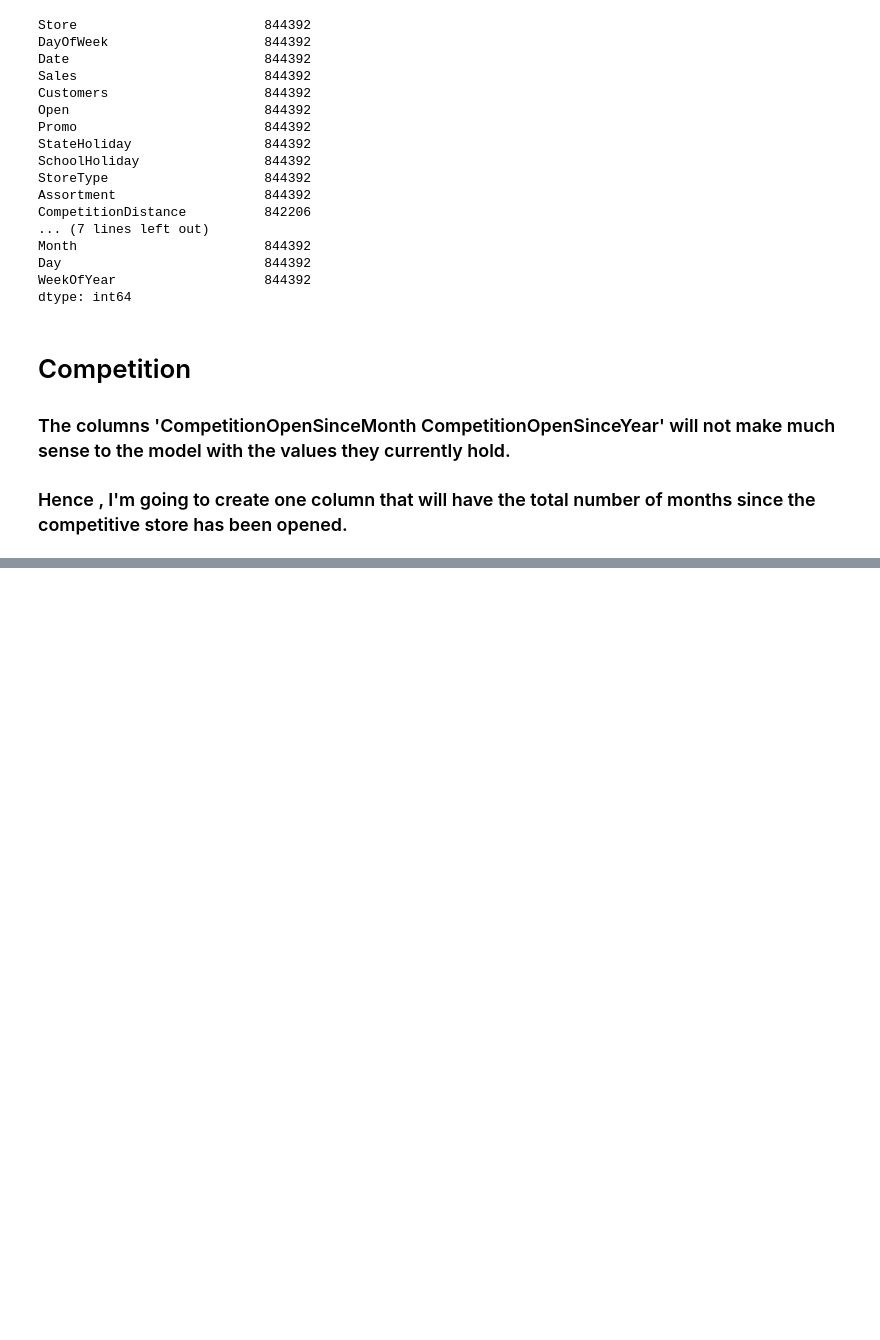
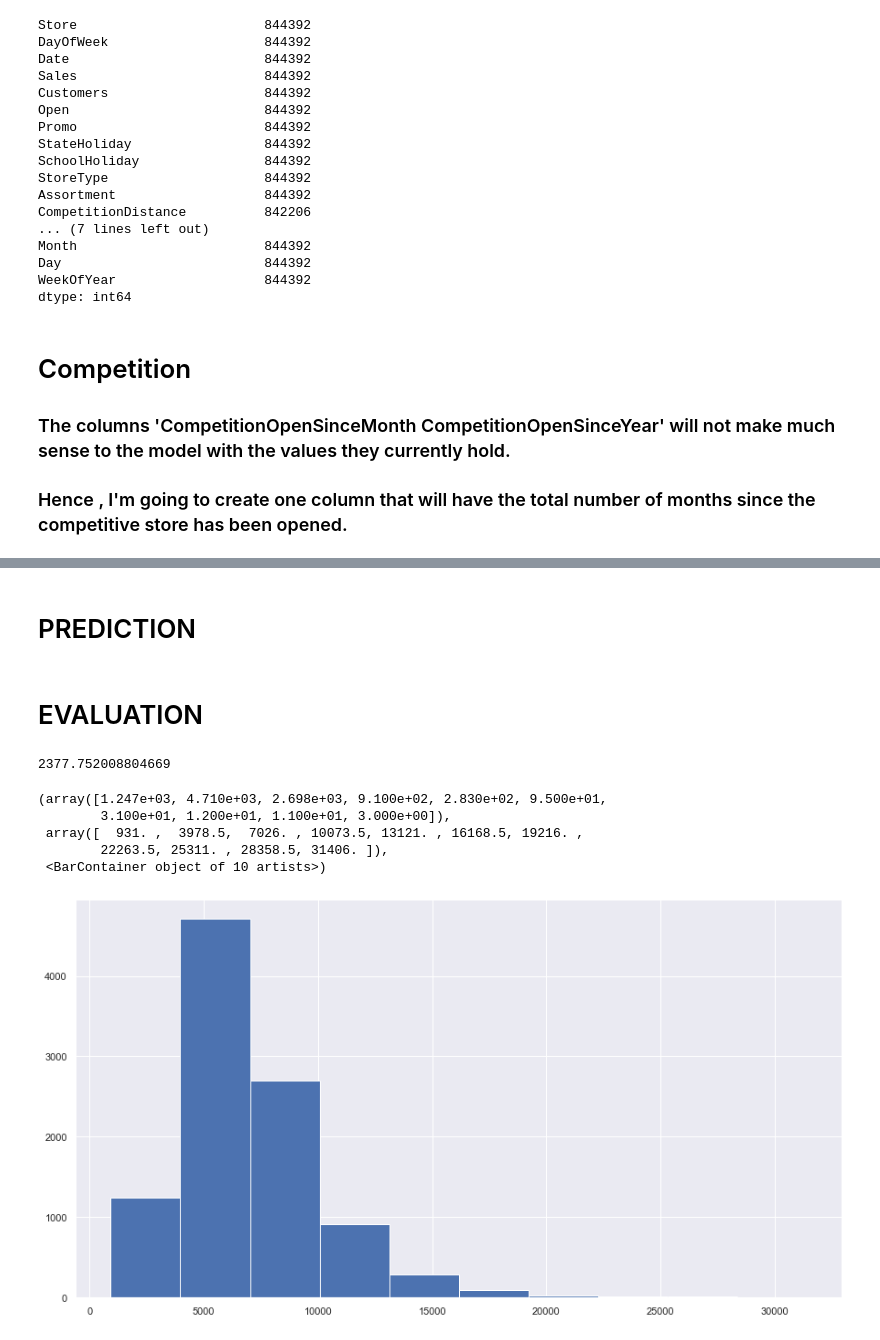
Before and after one commit to sandhyaammasi/RossManStoreSalesXGBoost, a Jupyter notebook: script.ipynb, the cells around one changed output, grey strips where cells are left out. Saved outputs shown, nothing was run; the diff lists cells and outputs as text; code cells hidden in the pictures; blank space fills up the shorter version.

```diff
--- a/script.ipynb
+++ b/script.ipynb
@@ -192,0 +451,2 @@ merged_df.describe()
+# %% [markdown]
+# PREDICTION
@@ -192,0 +455,2 @@ merged_df.describe()
+# %% [markdown]
+# EVALUATION
@@ -192,0 +462,15 @@ merged_df.describe()
+# %%
+rmse(preds,targets)
+# %% [output]
+2377.752008804669
+# %%
+# to find if the values are way off, we can make a histogram of the df.sales column
+import matplotlib.pyplot as plt
+plt.hist(merged_df.Sales.sample(10000))
+# %% [output]
+(array([1.247e+03, 4.710e+03, 2.698e+03, 9.100e+02, 2.830e+02, 9.500e+01,
+        3.100e+01, 1.200e+01, 1.100e+01, 3.000e+00]),
+ array([  931. ,  3978.5,  7026. , 10073.5, 13121. , 16168.5, 19216. ,
+        22263.5, 25311. , 28358.5, 31406. ]),
+ <BarContainer object of 10 artists>)
+[figure, added]
```
Also changed, not shown: parts of 35 cells of this notebook.
